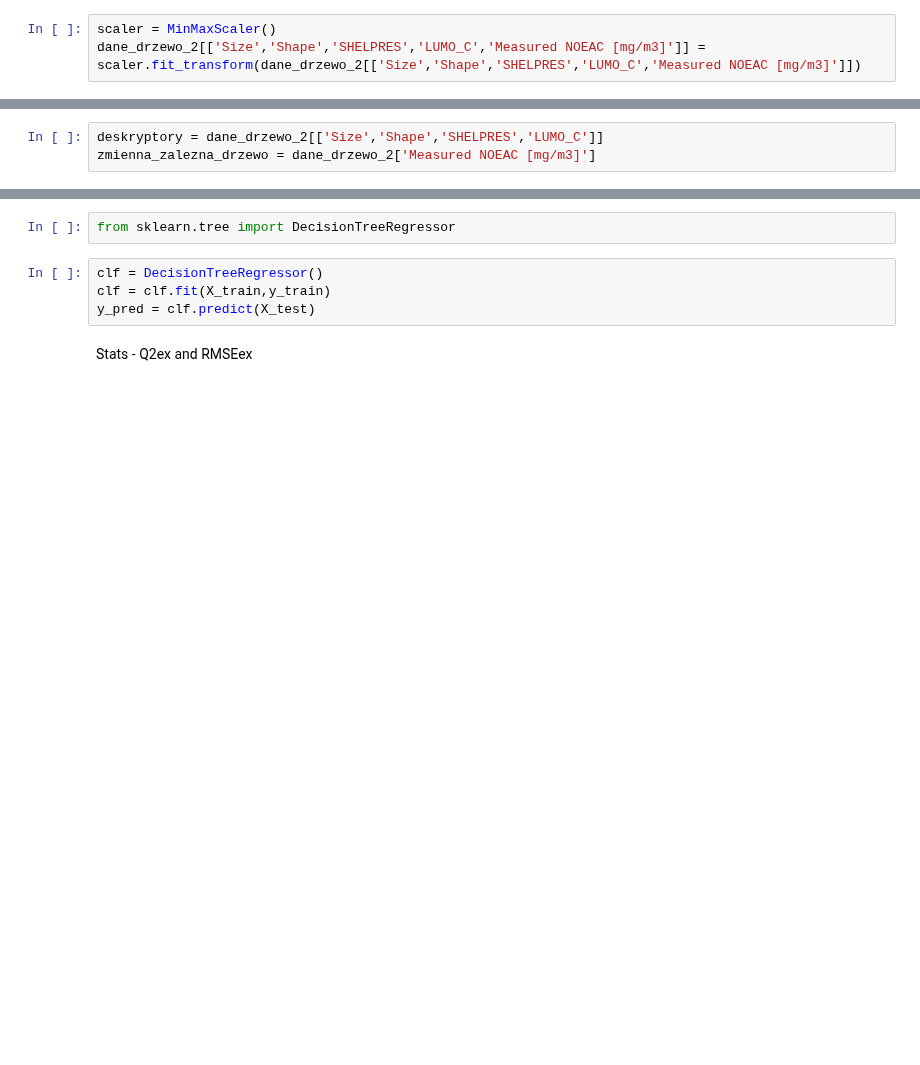
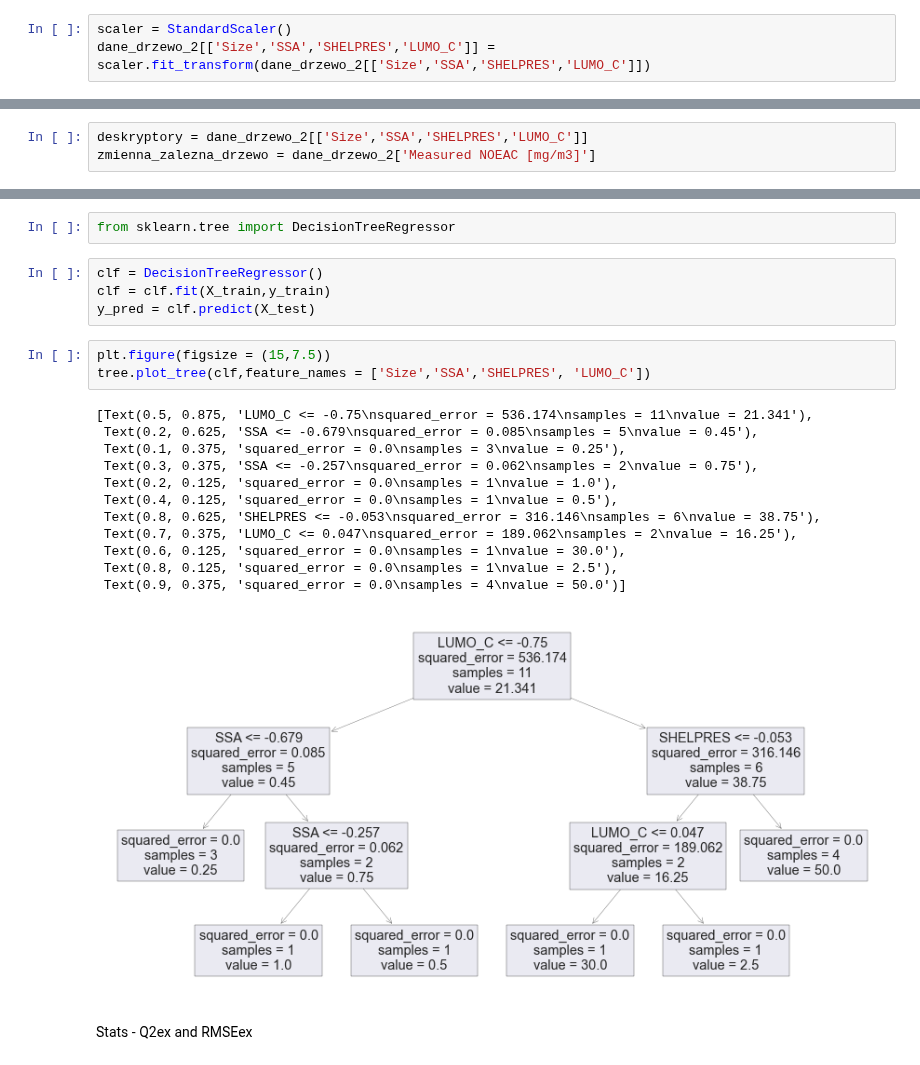
Before and after one commit to Miczel00/machine-learning, a Jupyter notebook: zaj1/main.ipynb, the cells around one changed output, grey strips where cells are left out. Cells and saved outputs as stored; diff of their text form; blank space fills up the shorter version.

```diff
--- a/zaj1/main.ipynb
+++ b/zaj1/main.ipynb
@@ -722,7 +722,7 @@ from sklearn.preprocessing import MinMaxScaler
 # %%
 dane_drzewo_2 = pd.read_excel('./spr3/dane_nano2.xlsx')
 # %%
-scaler = MinMaxScaler()
-dane_drzewo_2[['Size','Shape','SHELPRES','LUMO_C','Measured NOEAC [mg/m3]']] = scaler.fit_transform(dane_drzewo_2[['Size','Shape','SHELPRES','LUMO_C','Measured NOEAC [mg/m3]']])
+scaler = StandardScaler()
+dane_drzewo_2[['Size','SSA','SHELPRES','LUMO_C']] = scaler.fit_transform(dane_drzewo_2[['Size','SSA','SHELPRES','LUMO_C']])
 # %%
 size_deskryptor = dane_drzewo_2['Size']
@@ -730,5 +730,5 @@ shape_deskryptor = dane_drzewo_2['Shape']
 shelpres_deskryptor = dane_drzewo_2['SHELPRES']
 lumo_deskryptor = dane_drzewo_2['LUMO_C']
 # %%
-deskryptory = dane_drzewo_2[['Size','Shape','SHELPRES','LUMO_C']]
+deskryptory = dane_drzewo_2[['Size','SSA','SHELPRES','LUMO_C']]
 zmienna_zalezna_drzewo = dane_drzewo_2['Measured NOEAC [mg/m3]']
@@ -740,5 +760,21 @@ from sklearn.tree import DecisionTreeRegressor
 clf = DecisionTreeRegressor()
 clf = clf.fit(X_train,y_train)
 y_pred = clf.predict(X_test)
+# %%
+plt.figure(figsize = (15,7.5))
+tree.plot_tree(clf,feature_names = ['Size','SSA','SHELPRES', 'LUMO_C'])
+# %% [output]
+[Text(0.5, 0.875, 'LUMO_C <= -0.75\nsquared_error = 536.174\nsamples = 11\nvalue = 21.341'),
+ Text(0.2, 0.625, 'SSA <= -0.679\nsquared_error = 0.085\nsamples = 5\nvalue = 0.45'),
+ Text(0.1, 0.375, 'squared_error = 0.0\nsamples = 3\nvalue = 0.25'),
+ Text(0.3, 0.375, 'SSA <= -0.257\nsquared_error = 0.062\nsamples = 2\nvalue = 0.75'),
+ Text(0.2, 0.125, 'squared_error = 0.0\nsamples = 1\nvalue = 1.0'),
+ Text(0.4, 0.125, 'squared_error = 0.0\nsamples = 1\nvalue = 0.5'),
+ Text(0.8, 0.625, 'SHELPRES <= -0.053\nsquared_error = 316.146\nsamples = 6\nvalue = 38.75'),
+ Text(0.7, 0.375, 'LUMO_C <= 0.047\nsquared_error = 189.062\nsamples = 2\nvalue = 16.25'),
+ Text(0.6, 0.125, 'squared_error = 0.0\nsamples = 1\nvalue = 30.0'),
+ Text(0.8, 0.125, 'squared_error = 0.0\nsamples = 1\nvalue = 2.5'),
+ Text(0.9, 0.375, 'squared_error = 0.0\nsamples = 4\nvalue = 50.0')]
+[figure, added]
 # %% [markdown]
 Stats - Q2ex and RMSEex
```
Also changed, not shown: parts of 14 cells of this notebook.
